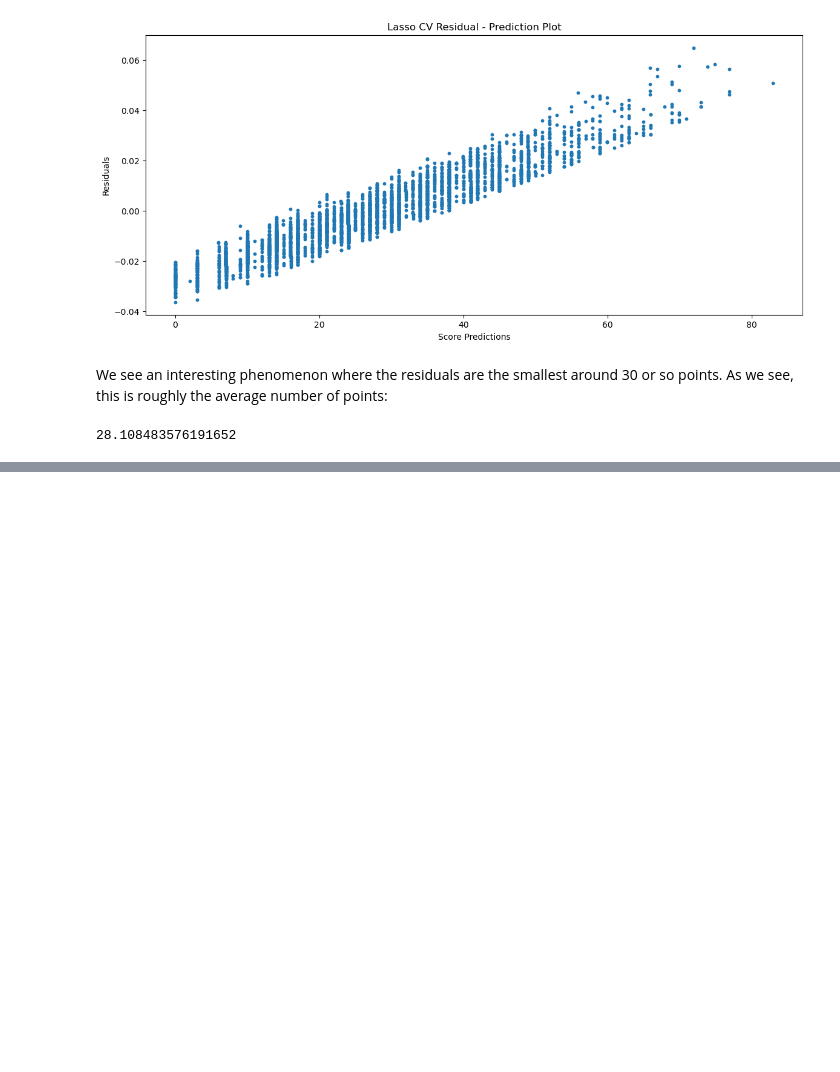
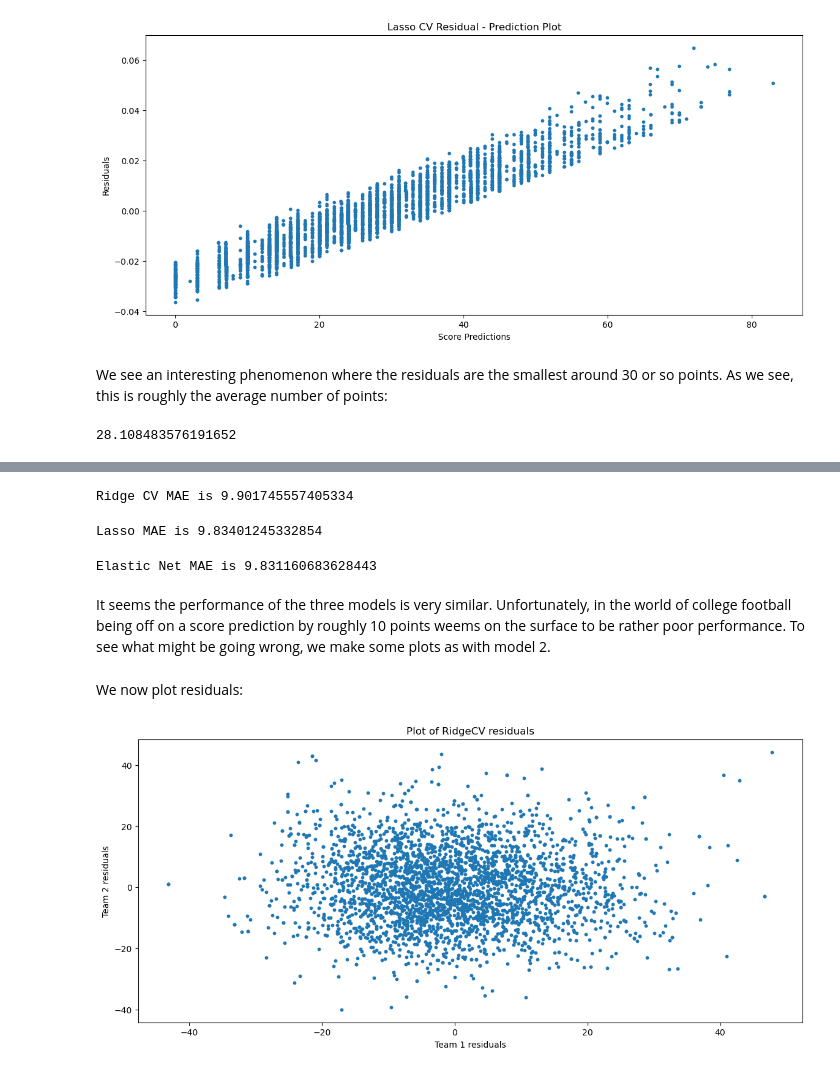
Before and after one commit to JohnVanderhoff/college_football_prediction_project, a Jupyter notebook: Erdos Institue Final Project - College Football Score Prediction/Prediction with Regression Models.ipynb, the cells around one changed output, grey strips where cells are left out. Saved outputs shown, nothing was run; the diff lists cells and outputs as text; code cells hidden in the pictures; blank space fills up the shorter version.

Commit message:
Finalizing/Updating the Regression Models file

```diff
--- a/Erdos Institue Final Project - College Football Score Prediction/Prediction with Regression Models.ipynb
+++ b/Erdos Institue Final Project - College Football Score Prediction/Prediction with Regression Models.ipynb
@@ -484,0 +577,10 @@ We have generated a model to predict stats from previous games, and we have deve
+# %%
+
+X_flat = []
+for i in range(len(X)):
+    X_flat.append(X[i].reshape(-1))
+
+X = np.array(X_flat)
+y = np.array(y)
+
+print(f"Size of one input is {X.shape[1]} and size of one output is {y.shape[1]}")
@@ -484,0 +591,8 @@ We have generated a model to predict stats from previous games, and we have deve
+# %%
+X_train, X_test, y_train, y_test = train_test_split(X, y, test_size=0.25, random_state=42)
+
+# Scale the input
+scaler = StandardScaler()
+scaler.fit(X_train)
+X_train_scaled = scaler.transform(X_train)
+X_test_scaled = scaler.transform(X_test)
@@ -484,0 +601,45 @@ We have generated a model to predict stats from previous games, and we have deve
+# %%
+ridgeCV.fit(X_train_scaled, y_train)
+
+y_ridgepred = ridgeCV.predict(X_test_scaled)
+print(f"Ridge CV MAE is {mean_absolute_error(y_test, y_ridgepred)}")
+# %% [output]
+Ridge CV MAE is 9.901745557405334
+# %%
+lasso = MultiTaskLassoCV(alphas=[0.01, 0.1, 1, 10], cv=5)
+
+lasso.fit(X_train_scaled, y_train)
+
+y_lassopred = lasso.predict(X_test_scaled)
+print(f"Lasso MAE is {mean_absolute_error(y_test, y_lassopred)}")
+# %% [output]
+Lasso MAE is 9.83401245332854
+# %%
+elaCV = MultiTaskElasticNetCV(alphas=[0.01, 0.1, 1, 10], cv=5)
+
+elaCV.fit(X_train_scaled, y_train)
+
+y_elapred = elaCV.predict(X_test_scaled)
+print(f"Elastic Net MAE is {mean_absolute_error(y_test, y_elapred)}")
+# %% [output]
+Elastic Net MAE is 9.831160683628443
+# %% [markdown]
+It seems the performance of the three models is very similar. Unfortunately, in the world of college football being off on a score prediction by roughly 10 points weems on the surface to be rather poor performance. To see what might be going wrong, we make some plots as with model 2.
+# %%
+# Calculate the residuals
+ridge_cv_residuals = y_test - ridgeCV.predict(X_test_scaled)
+lasso_cv_residuals = y_test - lasso.predict(X_test_scaled)
+ela_net_cv_residuals = y_test - elaCV.predict(X_test_scaled)
+# %% [markdown]
+We now plot residuals:
+# %%
+# Plotting residuals
+plt.figure(figsize=(14,6))
+
+plt.scatter(x = ridge_cv_residuals[:,0], y = ridge_cv_residuals[:,1], s=10)
+plt.title('Plot of RidgeCV residuals')
+plt.xlabel('Team 1 residuals')
+plt.ylabel('Team 2 residuals')
+plt.show()
+# %% [output]
+[figure, added]
```
Also changed, not shown: parts of 29 cells of this notebook.
